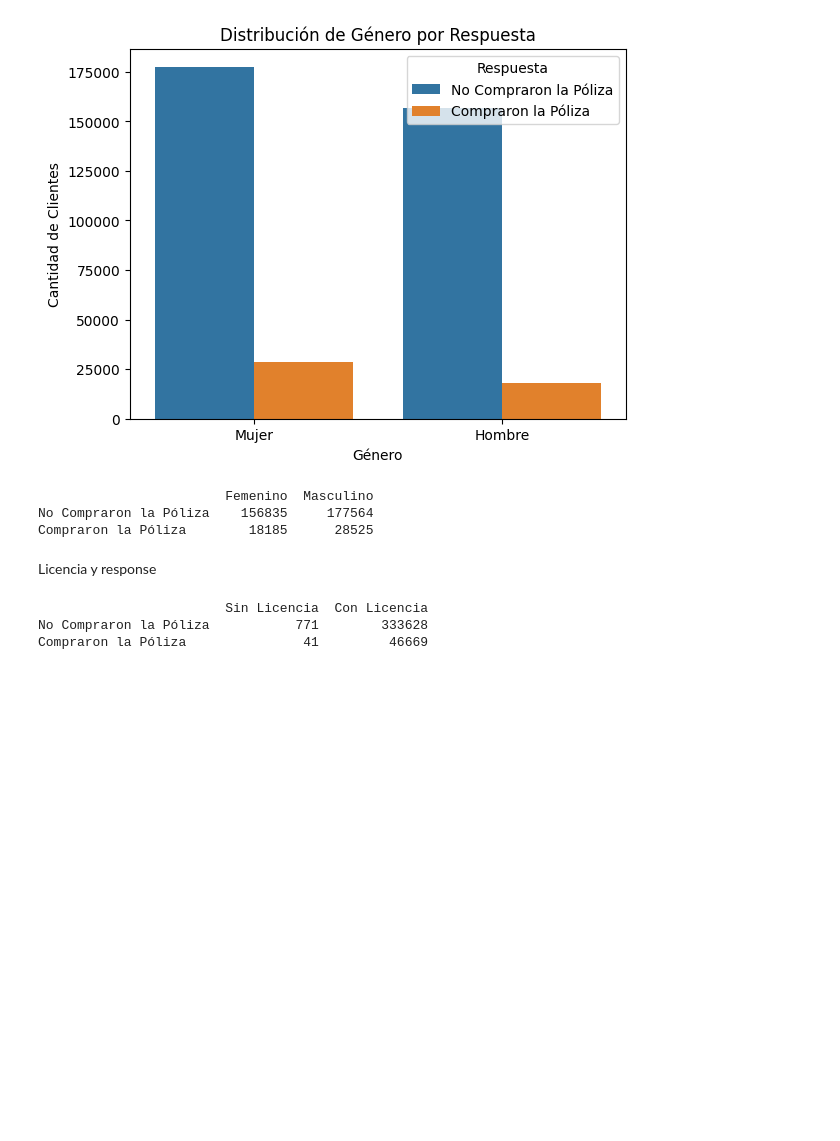
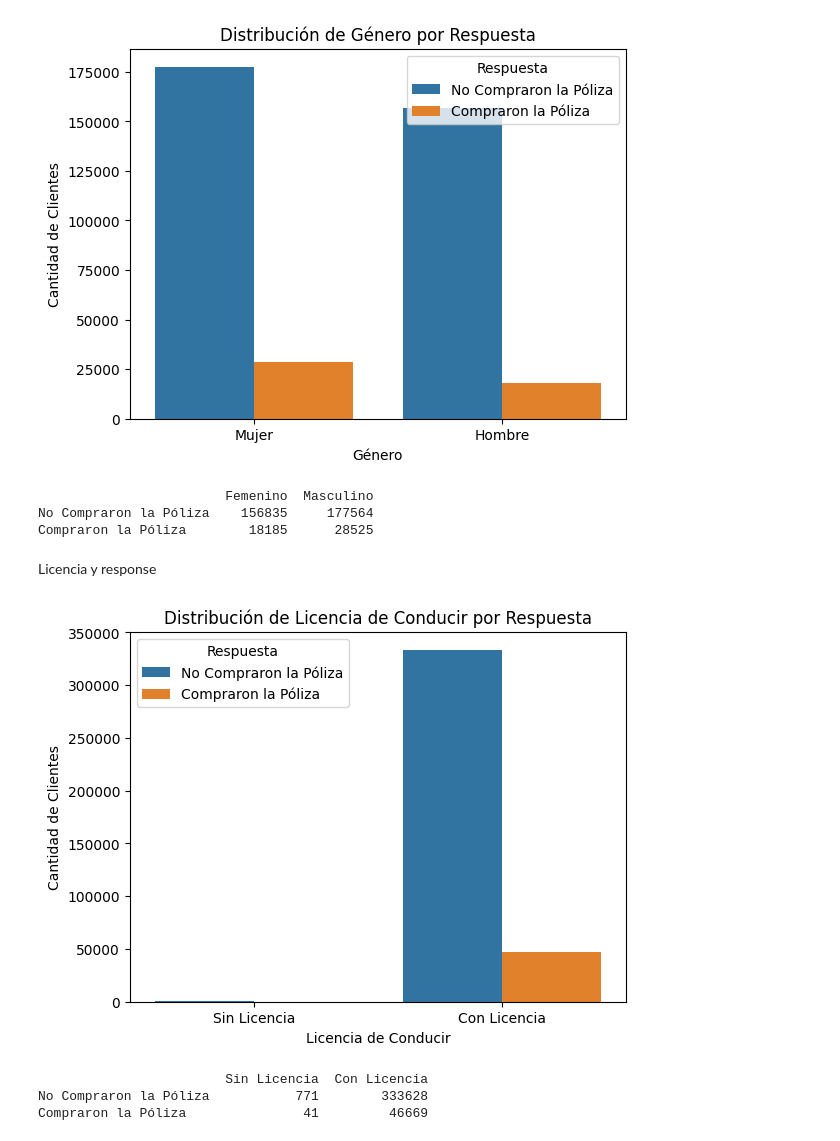
Before and after one commit to ActuaryVlad/tesisAi, a Jupyter notebook: jupyter tesis.ipynb, the cells around one changed output. Cells and saved outputs as stored; diff of their text form; code cells hidden in the pictures; blank space fills up the shorter version.

```diff
--- a/jupyter tesis.ipynb
+++ b/jupyter tesis.ipynb
@@ -238,6 +239,16 @@ No Compraron la Póliza    156835     177564
 Compraron la Póliza        18185      28525
 # %% [markdown]
 Licencia y response
+# %%
+sns.countplot(x='Driving_License', hue='Response', data=train)
+plt.xlabel('Licencia de Conducir')
+plt.ylabel('Cantidad de Clientes')
+plt.title('Distribución de Licencia de Conducir por Respuesta')
+plt.legend(title='Respuesta', labels=['No Compraron la Póliza', 'Compraron la Póliza'])
+plt.xticks(ticks=[0, 1], labels=['Sin Licencia', 'Con Licencia'])
+plt.show()
+# %% [output]
+[figure, added]
 # %%
 cross_tab = pd.crosstab(train['Response'], train['Driving_License'])
 cross_tab.columns = ['Sin Licencia', 'Con Licencia']
```
Also changed, not shown: parts of 22 cells of this notebook.
